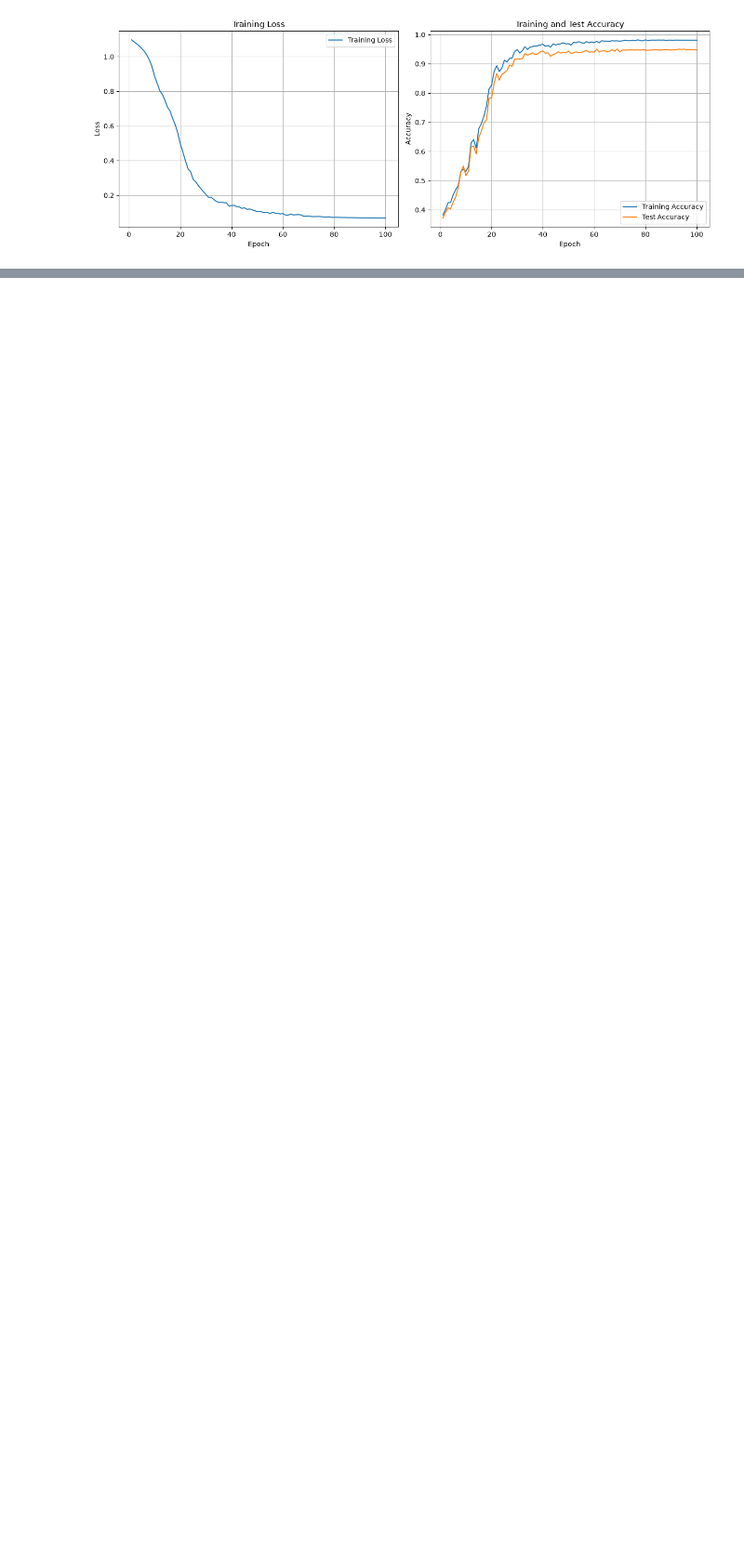
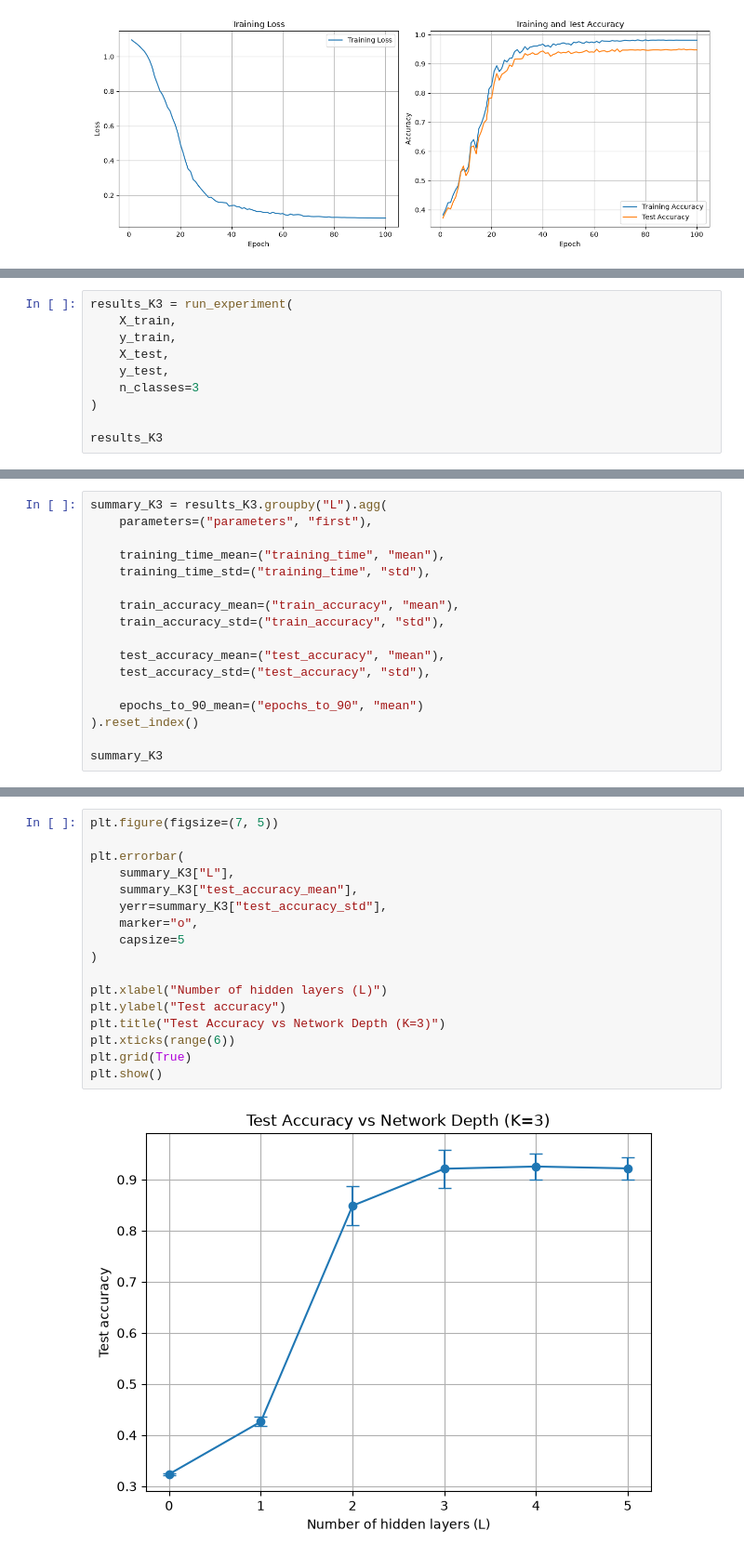
Before and after one commit to Ashishlamichhane4/Scientific_Computing, a Jupyter notebook: Classification_using_pytorch/exe3.ipynb, the cells around one changed output, grey strips where cells are left out. Shown at 93% size. Drawn from its saved outputs; the diff is of its cells as text; blank space fills up the shorter version.

```diff
--- a/Classification_using_pytorch/exe3.ipynb
+++ b/Classification_using_pytorch/exe3.ipynb
@@ -414,0 +469,10 @@ plt.show()
+# %%
+results_K3 = run_experiment(
+    X_train,
+    y_train,
+    X_test,
+    y_test,
+    n_classes=3
+)
+
+results_K3
@@ -414,0 +497,17 @@ plt.show()
+# %%
+summary_K3 = results_K3.groupby("L").agg(
+    parameters=("parameters", "first"),
+
+    training_time_mean=("training_time", "mean"),
+    training_time_std=("training_time", "std"),
+
+    train_accuracy_mean=("train_accuracy", "mean"),
+    train_accuracy_std=("train_accuracy", "std"),
+
+    test_accuracy_mean=("test_accuracy", "mean"),
+    test_accuracy_std=("test_accuracy", "std"),
+
+    epochs_to_90_mean=("epochs_to_90", "mean")
+).reset_index()
+
+summary_K3
@@ -414,0 +559,19 @@ plt.show()
+# %%
+plt.figure(figsize=(7, 5))
+
+plt.errorbar(
+    summary_K3["L"],
+    summary_K3["test_accuracy_mean"],
+    yerr=summary_K3["test_accuracy_std"],
+    marker="o",
+    capsize=5
+)
+
+plt.xlabel("Number of hidden layers (L)")
+plt.ylabel("Test accuracy")
+plt.title("Test Accuracy vs Network Depth (K=3)")
+plt.xticks(range(6))
+plt.grid(True)
+plt.show()
+# %% [output]
+[figure, added]
```
Also changed, not shown: parts of 14 cells of this notebook.
